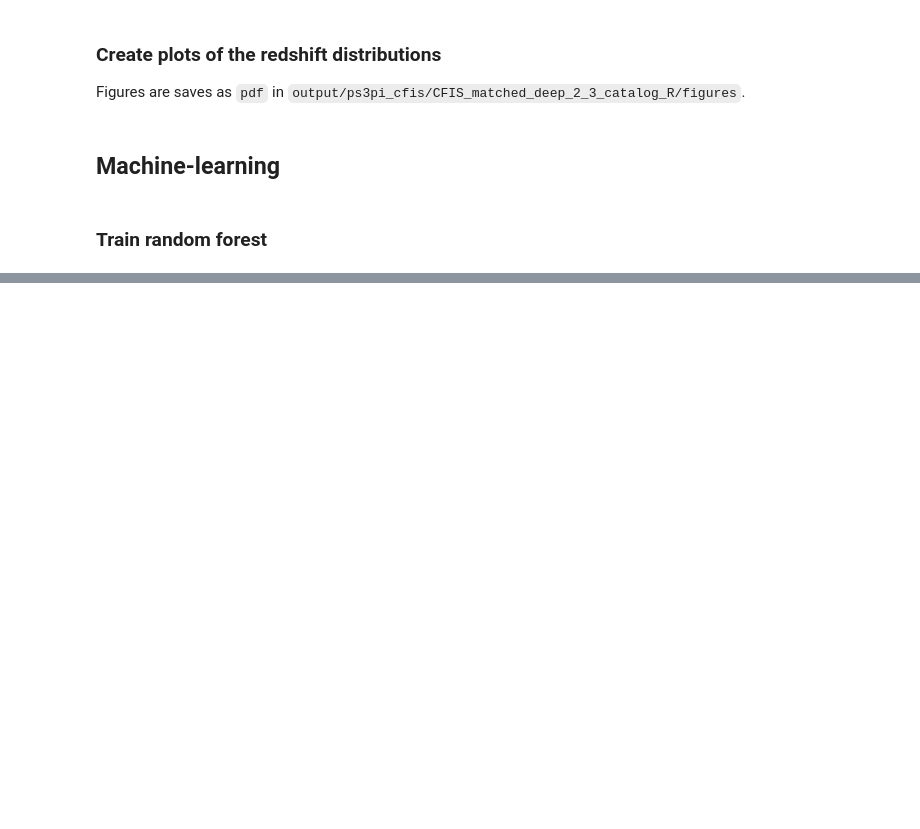
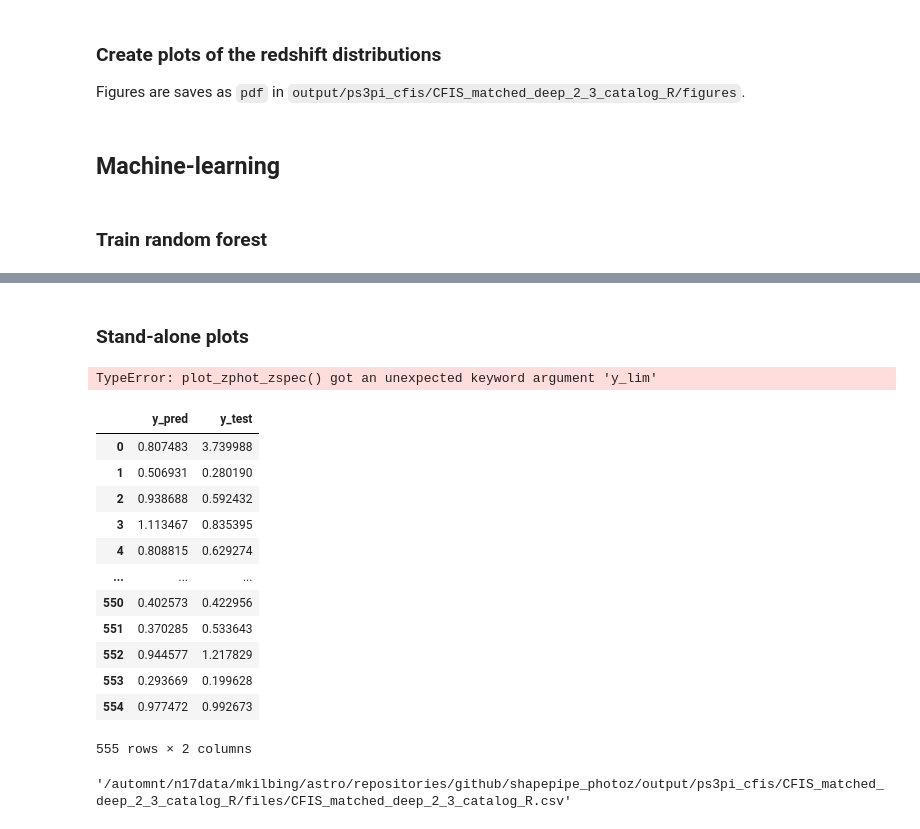
Before and after one commit to xavierjimenezp/shapepipe_photoz, a Jupyter notebook: photoz_deep23_rf.ipynb, the cells around one changed output, grey strips where cells are left out. Drawn from its saved outputs; the diff is of its cells as text; code cells hidden in the pictures; blank space fills up the shorter version.

```diff
--- a/photoz_deep23_rf.ipynb
+++ b/photoz_deep23_rf.ipynb
@@ -108,0 +115,2 @@ Figures are saves as `pdf` in `output/ps3pi_cfis/CFIS_matched_deep_2_3_catalog_R
+# %% [markdown]
+### Stand-alone plots
@@ -108,0 +119,35 @@ Figures are saves as `pdf` in `output/ps3pi_cfis/CFIS_matched_deep_2_3_catalog_R
+# %%
+path_to_files =  params.output_path + 'output/' + survey  + '/' + params.output_name + '/files/'
+path_to_csv =  f'{path_to_files}/{params.output_name}.csv'
+ML = LearningAlgorithms(survey=survey, bands=params.bands, path_to_csv=path_to_csv,
+                        output_name=params.output_name, output_path=params.output_path,
+                        cv=params.cv, preprocessing='drop', n_jobs=1)
+
+
+method = 'RF_Opt'
+yy_path = f'{path_to_files}/ML/{method}_prediction_{params.output_name}.csv'
+df = pd.read_csv(yy_path)
+z_max = 1.3
+ML.plot_zphot_zspec(df.y_pred, df.y_test, 'RF', z_max, y_lim=z_max, xy_min=0)
+# %% [output]
+TypeError: plot_zphot_zspec() got an unexpected keyword argument 'y_lim'
+# %%
+df
+# %% [output]
+|  | y_pred | y_test |
+| 0 | 0.807483 | 3.739988 |
+| 1 | 0.506931 | 0.280190 |
+| 2 | 0.938688 | 0.592432 |
+| 3 | 1.113467 | 0.835395 |
+| 4 | 0.808815 | 0.629274 |
+| ... | ... | ... |
+| 550 | 0.402573 | 0.422956 |
+| 551 | 0.370285 | 0.533643 |
+| 552 | 0.944577 | 1.217829 |
+| 553 | 0.293669 | 0.199628 |
+| 554 | 0.977472 | 0.992673 |
+555 rows × 2 columns
+# %%
+path_to_csv
+# %% [output]
+'/automnt/n17data/mkilbing/astro/repositories/github/shapepipe_photoz/output/ps3pi_cfis/CFIS_matched_deep_2_3_catalog_R/files/CFIS_matched_deep_2_3_catalog_R.csv'
```
Also changed, not shown: parts of 8 cells of this notebook, 3 other files.
